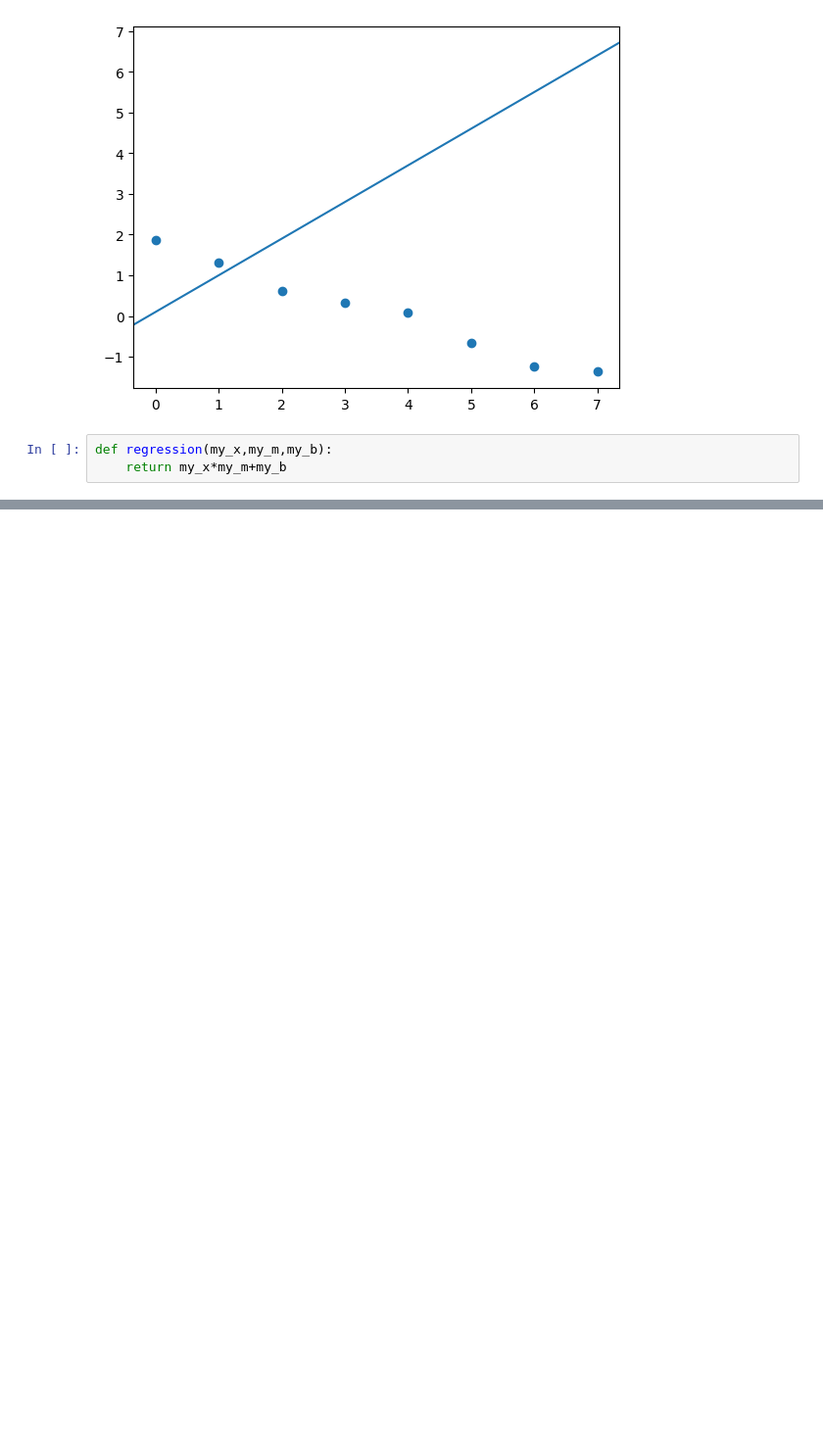
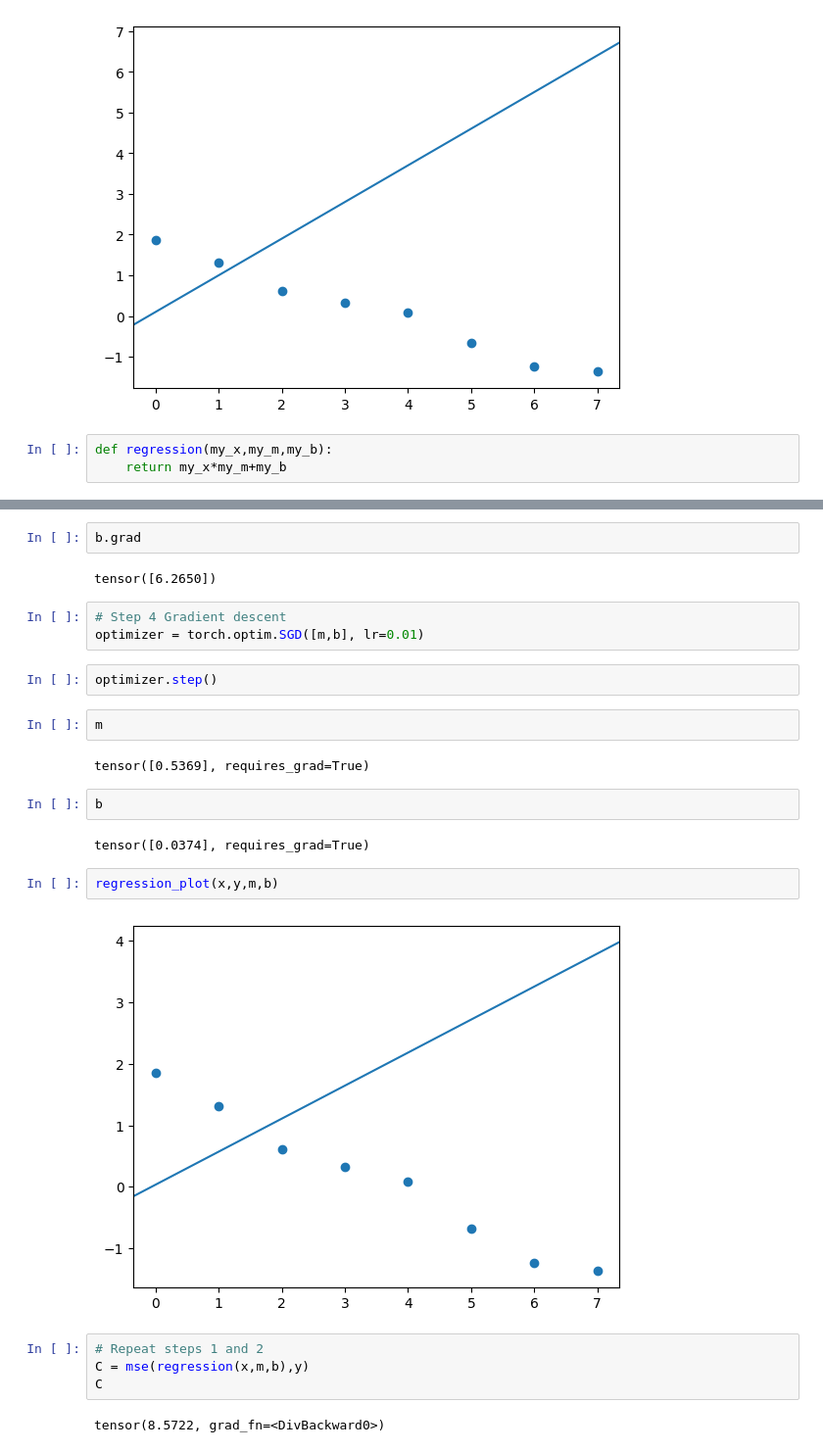
Before and after one commit to Camiloesp/Mathematical-Foundations-of-Machine-Learning, a Jupyter notebook: 72_AutomaticDifferentiation.ipynb, the cells around one changed output, grey strips where cells are left out. Shown at 98% size. Drawn from its saved outputs; the diff is of its cells as text; blank space fills up the shorter version.

```diff
--- a/72_AutomaticDifferentiation.ipynb
+++ b/72_AutomaticDifferentiation.ipynb
@@ -121,0 +150,27 @@ def regression(my_x,my_m,my_b):
+# %%
+b.grad
+# %% [output]
+tensor([6.2650])
+# %%
+# Step 4 Gradient descent
+optimizer = torch.optim.SGD([m,b], lr=0.01)
+# %%
+optimizer.step()
+# %%
+m
+# %% [output]
+tensor([0.5369], requires_grad=True)
+# %%
+b
+# %% [output]
+tensor([0.0374], requires_grad=True)
+# %%
+regression_plot(x,y,m,b)
+# %% [output]
+[figure, added]
+# %%
+# Repeat steps 1 and 2
+C = mse(regression(x,m,b),y)
+C
+# %% [output]
+tensor(8.5722, grad_fn=<DivBackward0>)
```
Also changed, not shown: parts of 10 cells of this notebook.
